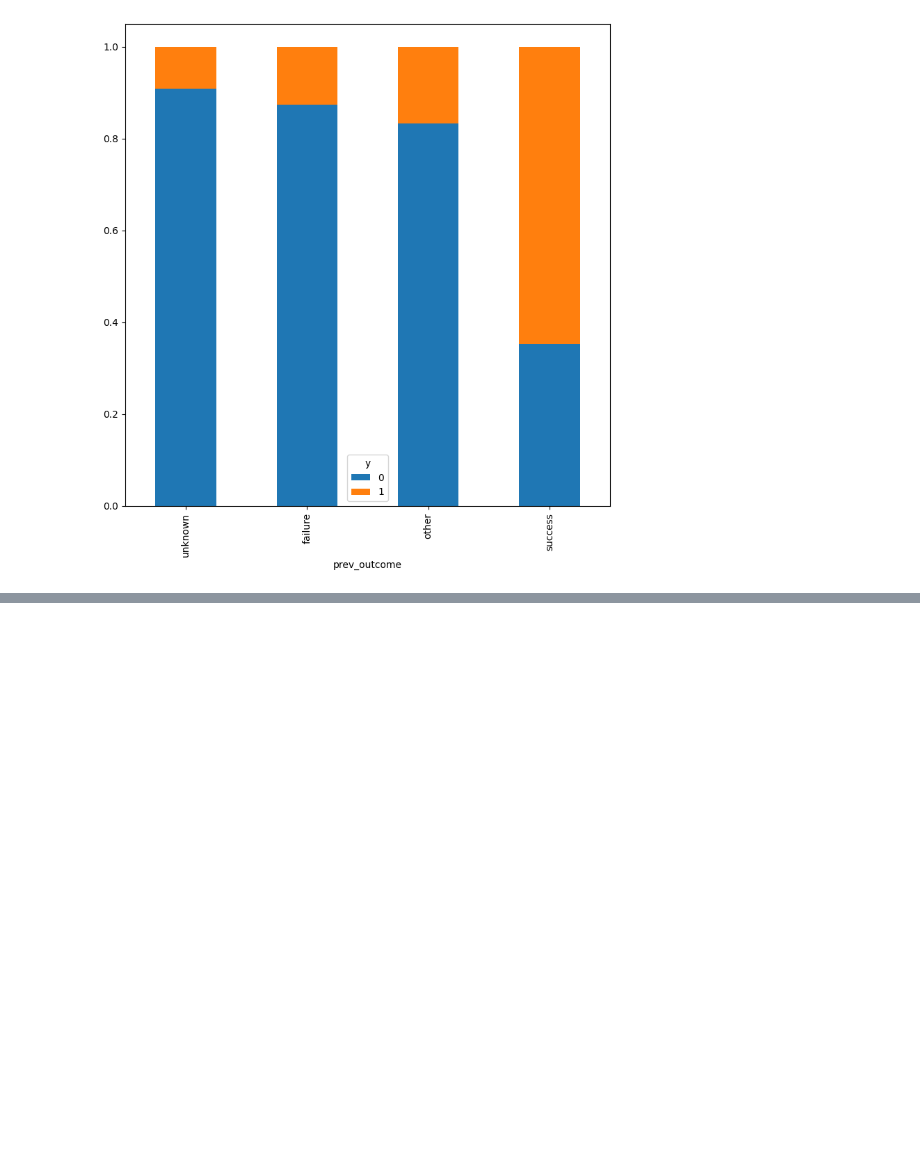
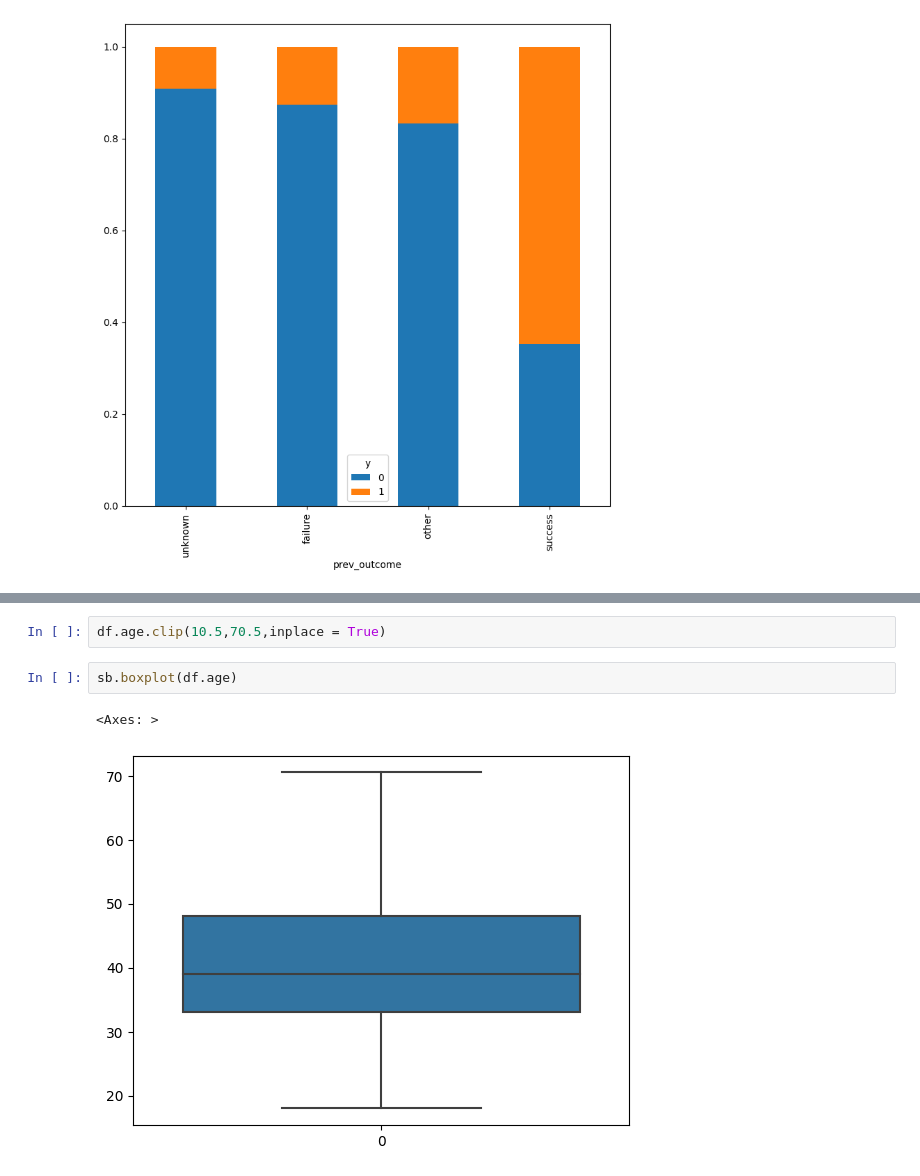
Before and after one commit to mahshooq-karayil/data-science, a Jupyter notebook: customer_conversion_prediction/customer_conversion_prediction.ipynb, the cells around one changed output, grey strips where cells are left out. Drawn from its saved outputs; the diff is of its cells as text; blank space fills up the shorter version.

```diff
--- a/customer_conversion_prediction/customer_conversion_prediction.ipynb
+++ b/customer_conversion_prediction/customer_conversion_prediction.ipynb
@@ -593,0 +653,7 @@ for col in cat:
+# %%
+df.age.clip(10.5,70.5,inplace = True)
+# %%
+sb.boxplot(df.age)
+# %% [output]
+<Axes: >
+[figure, added]
```
Also changed, not shown: parts of 37 cells of this notebook.
